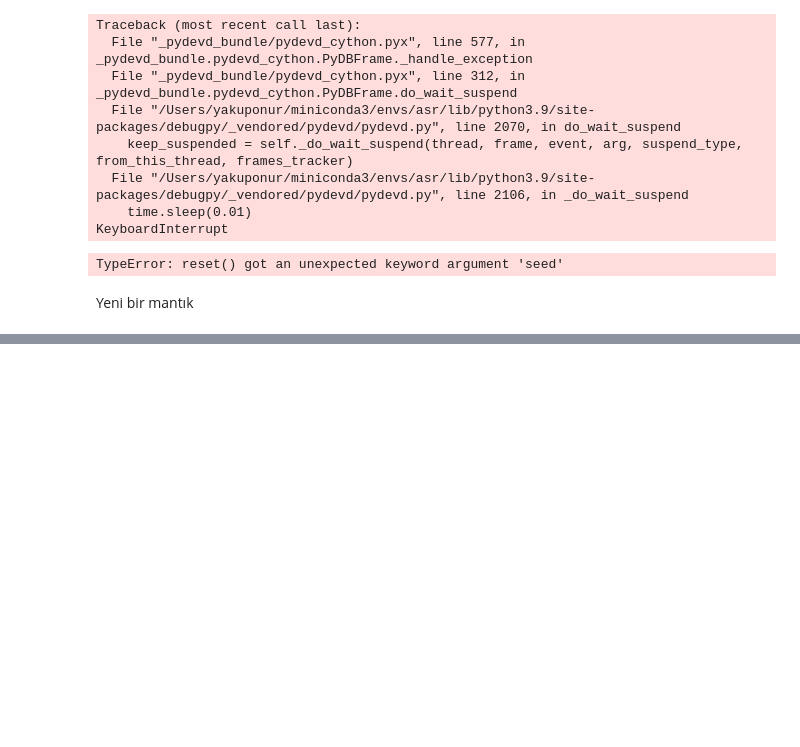
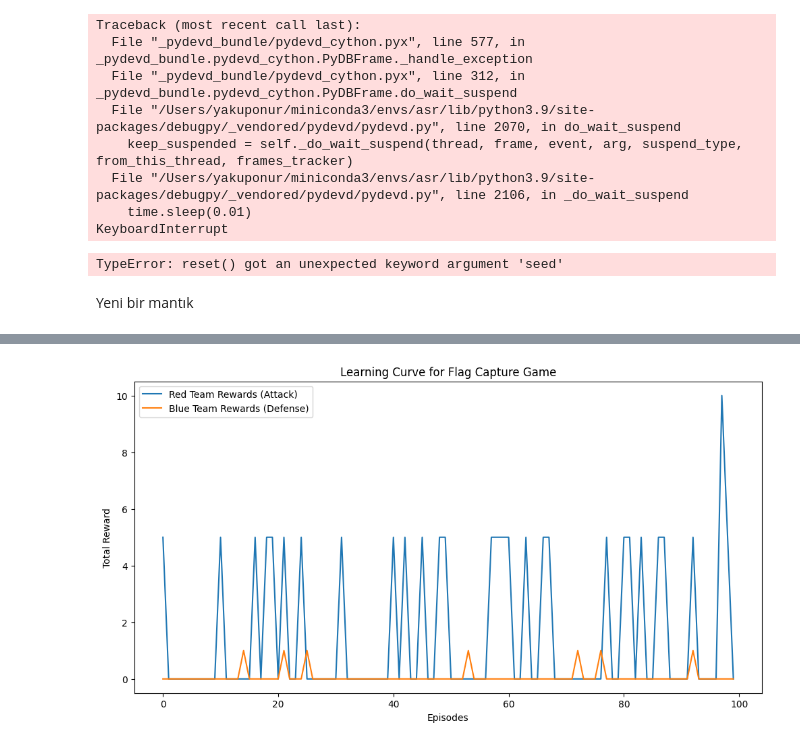
Before and after one commit to yonur65/ctf_public, a Jupyter notebook: how_to_run.ipynb, the cells around one changed output, grey strips where cells are left out. Cells and saved outputs as stored; diff of their text form; code cells hidden in the pictures; blank space fills up the shorter version.

Commit message:
test pettingzoo

```diff
--- a/how_to_run.ipynb
+++ b/how_to_run.ipynb
@@ -406,13 +406,13 @@ models = []
 total_rewards_list = []
 for i in range(5):
     model = PPO("MultiInputPolicy", env, verbose=1, n_steps=2048 * (i + 1))
-    model.learn(total_timesteps=1000)
+    model.learn(total_timesteps=100)
     models.append(model)
 
     # Evaluate each model
     obs, _ = env.reset()
     total_rewards = 0
-    for _ in range(1000):
+    for _ in range(100):
         action, _states = model.predict(obs)
         obs, reward, terminated, truncated, info = env.step(action)
         total_rewards += reward
@@ -450,0 +512,61 @@ Model 4 Total rewards: 0
+# %%
+import numpy as np
+import matplotlib.pyplot as plt
+from pettingzoo.atari import flag_capture_v2
+from stable_baselines3 import PPO
+from supersuit import pettingzoo_env_to_vec_env_v1, concat_vec_envs_v1
+from stable_baselines3.common.vec_env import VecMonitor
+
+# Oyun ortamını Gym uyumlu hale getir
+env = flag_capture_v2.parallel_env()
+env = pettingzoo_env_to_vec_env_v1(env)
+env = concat_vec_envs_v1(env, 1, num_cpus=1, base_class='stable_baselines3')
+
+# Ortamı izlemek için monitor ekleyelim
+env = VecMonitor(env)
+
+# Kırmızı takımın PPO modeli (saldırı)
+red_team_model = PPO("CnnPolicy", env, verbose=0)
+# Mavi takımın PPO modeli (savunma)
+blue_team_model = PPO("CnnPolicy", env, verbose=0)
+
+# Öğrenme eğrisi verileri
+episodes = 100  # Episod sayısını 10'a düşürdük
+max_steps = 1000
+red_team_rewards = []
+blue_team_rewards = []
+
+for episode in range(episodes):
+    obs = env.reset()
+    red_team_episode_reward = 0
+    blue_team_episode_reward = 0
+    done = [False] * env.num_envs
+
+    #while not all(done):  # Döngüyü tüm ajanlar bitene kadar devam ettir
+    for step in range(max_steps):
+        # Kırmızı takım bayrağı kapmaya çalışır
+        red_action = red_team_model.predict(obs[0])[0]  # 'first_0' yerine 0 indeksini kullanıyoruz
+        # Mavi takım savunma yapar
+        blue_action = blue_team_model.predict(obs[1])[0]  # 'second_0' yerine 1 indeksini kullanıyoruz
+
+        actions = [red_action, blue_action]
+
+        obs, rewards, done, infos = env.step(actions)
+
+        red_team_episode_reward += rewards[0]  # 'first_0' yerine 0 indeksini kullanıyoruz
+        blue_team_episode_reward += rewards[1]  # 'second_0' yerine 1 indeksini kullanıyoruz
+
+    red_team_rewards.append(red_team_episode_reward)
+    blue_team_rewards.append(blue_team_episode_reward)
+
+# Öğrenme eğrisi grafiği
+plt.figure(figsize=(12, 6))
+plt.plot(red_team_rewards, label='Red Team Rewards (Attack)')
+plt.plot(blue_team_rewards, label='Blue Team Rewards (Defense)')
+plt.xlabel('Episodes')
+plt.ylabel('Total Reward')
+plt.title('Learning Curve for Flag Capture Game')
+plt.legend()
+plt.show()
+# %% [output]
+[figure, added]
```
Also changed, not shown: parts of 6 cells of this notebook, 1 other file.
